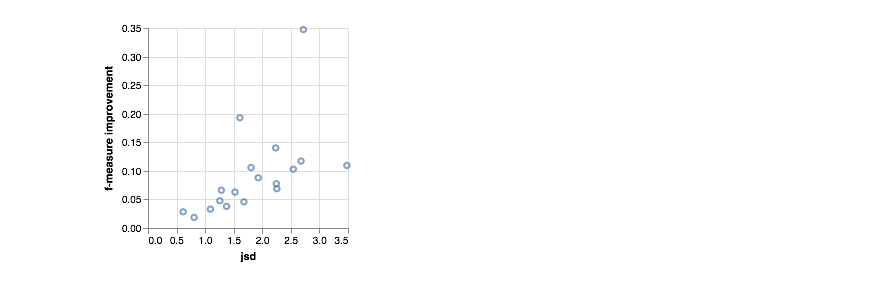
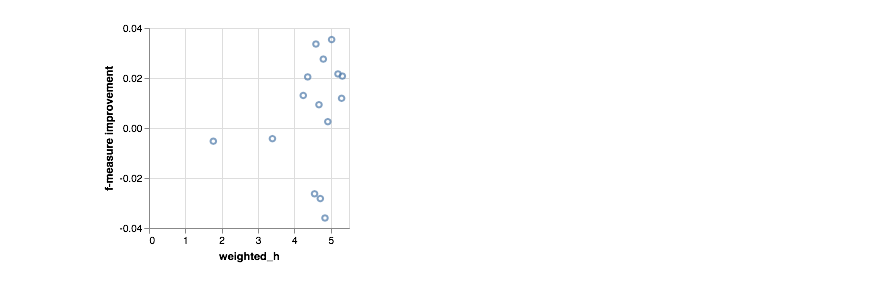
Before and after one commit to BenKaehler/paycheck, a Jupyter notebook: eval/shannon.ipynb, the cells around one changed output. Cells and saved outputs as stored; diff of their text form; code cells hidden in the pictures.

Commit message:
generic weights cross validation wip

```diff
--- a/eval/shannon.ipynb
+++ b/eval/shannon.ipynb
@@ -15,0 +28,20 @@ prf = prf.groupby(['sample type', 'class weights']).mean()
+# %%
+abundances = read_csv(join(empo3_dir, 'abundances.tsv'), sep='\t')
+abundances = abundances.set_index(['sample type', 'sample'])
+# %%
+prf = read_csv(join(empo3_dir, 'eval_taxa_prf.tsv'), sep='\t')
+#prf = prf[(prf['level'] == 7) & (prf['method'] == 'weighted')]
+#prf = prf[(prf['class weights'] == 'bespoke70') | (prf['class weights'] == 'uniform70')]
+prf = prf[(((prf['level'] == 7) & (prf['class weights'] == 'bespoke70')) |
+           ((prf['level'] == 6) & (prf['class weights'] == 'uniform70'))) &
+          (prf['method'] == 'weighted')]
+prf = prf.join(abundances, ['sample type', 'sample'])
+type_totals = prf.groupby(['sample type', 'class weights'])['abundance'].sum()
+type_totals = DataFrame(type_totals.xs('bespoke70', level='class weights'))
+type_totals.columns=['type abundance']
+prf = prf.join(type_totals, ['sample type'])
+prf['type weight'] = prf.apply(lambda r: r['abundance']/r['type abundance'], axis=1)
+weighted_f_measure = prf.groupby(['sample type', 'class weights'])
+weighted_f_measure = DataFrame(weighted_f_measure.apply(
+    lambda x: average(x['F-measure'], weights=x['type weight'])))
+weighted_f_measure.columns = ['F-measure']
@@ -16,19 +69,22 @@ prf = prf.groupby(['sample type', 'class weights']).mean()
 # %%
 columns = ('type', 'n', 'h', 'weighted_h', 'jsd', 'weighted_jsd',
-           'Precision', 'Recall', 'F-measure')
+           'F-measure')
 data = {c:[] for c in columns}
 for type_dir in glob.glob(join(empo3_dir, '*')):
     if not os.path.exists(join(type_dir, 'results', 'shannon.json')):
         continue
     type_ = os.path.basename(type_dir)
+    if type_ in ('sterile-water-blank', 'single-strain', 'mock-community'):
+        continue
     data['type'].append(type_)
     with open(join(type_dir, 'results', 'shannon.json')) as shannon_file:
         shannon = json.load(shannon_file)
     for k, v in shannon.items():
         data[k].append(v)
-    for column in columns[-3:]:
+    for column in columns[-1:]:
         data[column].append(
-            prf[column][type_]['bespoke70'] - prf[column][type_]['uniform70'])
+            weighted_f_measure[column][type_]['bespoke70'] -
+            weighted_f_measure[column][type_]['uniform70'])
 shannon = DataFrame(data)
 # %%
 shannon
@@ -53,16 +108,17 @@ shannon
 # %%
 VegaLite({
   "mark": "point",
   "encoding": {
-    "x": {"type": "quantitative", "field": "jsd"},
+    "x": {"type": "quantitative", "field": "weighted_h"},
     "y": {"type": "quantitative", "field": "F-measure", "axis": {"title": "f-measure improvement"}},
     "tooltip": [
-        {"type": "quantitative", "field": "jsd"},
+        {"type": "quantitative", "field": "h"},
+        {"type": "quantitative", "field": "n"},
         {"type": "quantitative", "field": "F-measure"},
         {"type": "ordinal", "field": "type"}
     ]
   }
 }, shannon)
 # %% [output]
 [interactive output not drawn]
-[figure, old version]
+[figure, new version]
```
Also changed, not shown: parts of 5 cells of this notebook, 2 other files.
